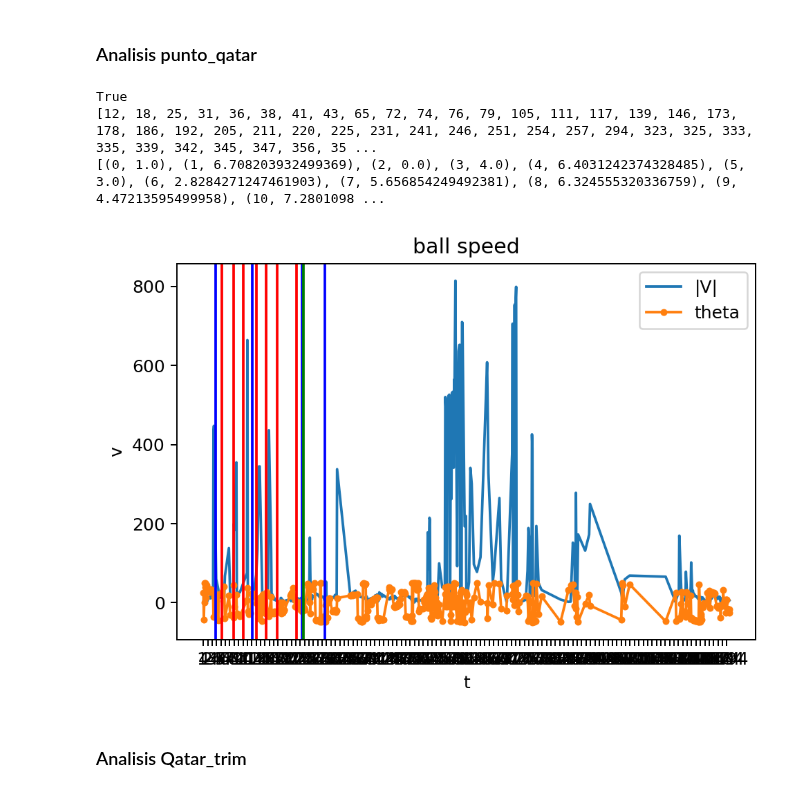
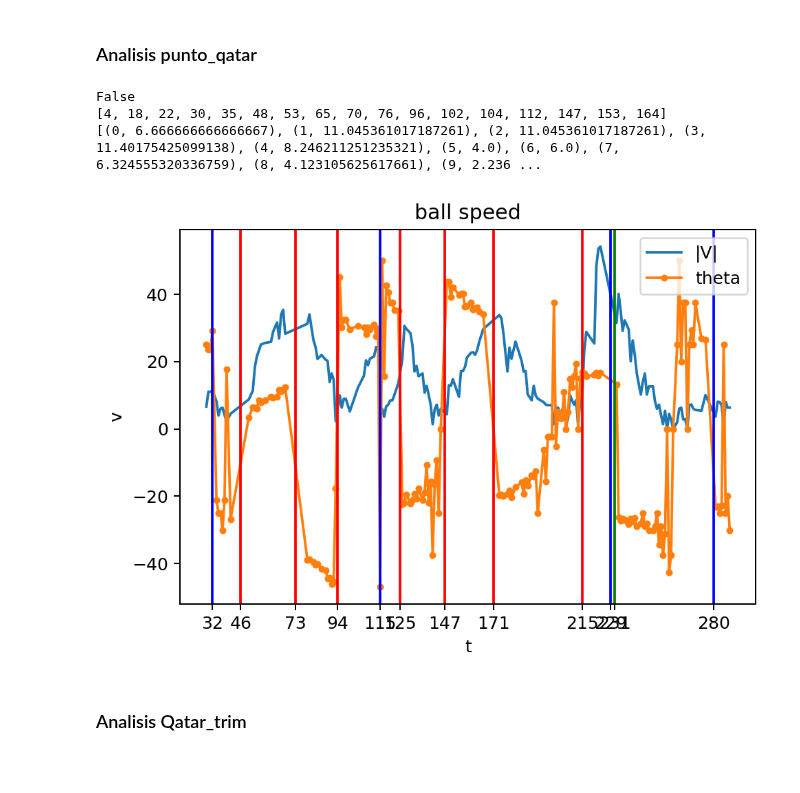
Before and after one commit to VictorUceda/TrackNet-Padel, a Jupyter notebook: Analisis_hits_padel.ipynb, the cells around one changed output. Cells and saved outputs as stored; diff of their text form; code cells hidden in the pictures; blank space fills up the shorter version.

```diff
--- a/Analisis_hits_padel.ipynb
+++ b/Analisis_hits_padel.ipynb
@@ -1,7 +1,7 @@
 # %% [markdown]
 <a href="https://colab.research.google.com/github/VictorUceda/TrackNet-Padel/blob/main/Analisis_hits_padel.ipynb" target="_parent"><img src="https://colab.research.google.com/assets/colab-badge.svg" alt="Open In Colab"/></a>
 # %%
-input_name = 'FinalQatar_PremierPadel_Trim'# 'punto_qatar'#
+input_name =  'punto_qatar'# 'Final_PremierQatar_Tie'#
 # %% [markdown]
 #Inicialización de datos
 # %%
@@ -35,10 +20,10 @@ array([[390, 213],
 # %%
 import pickle
-with open(input_name+'.playersbox', "rb") as fp:
+with open(path+input_name+'.playersbox', "rb") as fp:
   person_results = pickle.load(fp)
 
 import pickle
-with open(input_name+'.ballpos', "rb") as fp:
+with open(path+input_name+'.ballpos', "rb") as fp:
   ball_pos = pickle.load(fp)
 #print(ball_pos)
 if input_name[-11:] == 'punto_qatar':
@@ -56,4 +41,5 @@ def calc_ball_speed(ball_pos):
       pos[0].append(vel)
     last_f, last_pos = f, pos
 calc_ball_speed(ball_pos)
+list(ball_pos.keys())[-5:]
 # %% [output]
@@ -375,38 +369,38 @@ ball_o = [ball_o[i] for i in range(len(ball_o)) if i not in to_delete]
 
 print(list(zip(range(len(ball_v)), ball_v)))
 
 
 import matplotlib.pyplot as plt
 plt.rcParams['figure.dpi'] = 180
 
 radians = True
 if radians:
   plt.plot(ball_t, ball_v, label="|V|")
   plt.plot(ball_t, ball_o, label="theta", marker='.')
 else:
   plt.plot(ball_t, ball_v_x, label="V_x", marker='.')
   plt.plot(ball_t, ball_v_y, label="V_y", marker='x')
-plt.xticks(np.arange(min(ball_t), max(ball_t)-1, 10))
+plt.xticks(wall+bounce+hits)
 for b in bounce:
   plt.axvline(x=b, color='b')
 for h in hits:
   plt.axvline(x=h, color='r')
 for w in wall:
   plt.axvline(x=w, color='g')
 
 plt.plot()
 
 plt.xlabel("t")
 plt.ylabel("v")
 plt.title("ball speed")
 plt.legend()
 plt.axes().xaxis.grid(True, which='minor')
 plt.show()
 # %% [output]
-True
-[12, 18, 25, 31, 36, 38, 41, 43, 65, 72, 74, 76, 79, 105, 111, 117, 139, 146, 173, 178, 186, 192, 205, 211, 220, 225, 231, 241, 246, 251, 254, 257, 294, 323, 325, 333, 335, 339, 342, 345, 347, 356, 35 ...
-[(0, 1.0), (1, 6.708203932499369), (2, 0.0), (3, 4.0), (4, 6.4031242374328485), (5, 3.0), (6, 2.8284271247461903), (7, 5.656854249492381), (8, 6.324555320336759), (9, 4.47213595499958), (10, 7.2801098 ...
+False
+[4, 18, 22, 30, 35, 48, 53, 65, 70, 76, 96, 102, 104, 112, 147, 153, 164]
+[(0, 6.666666666666667), (1, 11.045361017187261), (2, 11.045361017187261), (3, 11.40175425099138), (4, 8.246211251235321), (5, 4.0), (6, 6.0), (7, 6.324555320336759), (8, 4.123105625617661), (9, 2.236 ...
-[figure, old version]
+[figure, new version]
 # %% [markdown]
 ### Analisis Qatar_trim
 # %%
```
Also changed, not shown: parts of 12 cells of this notebook.
